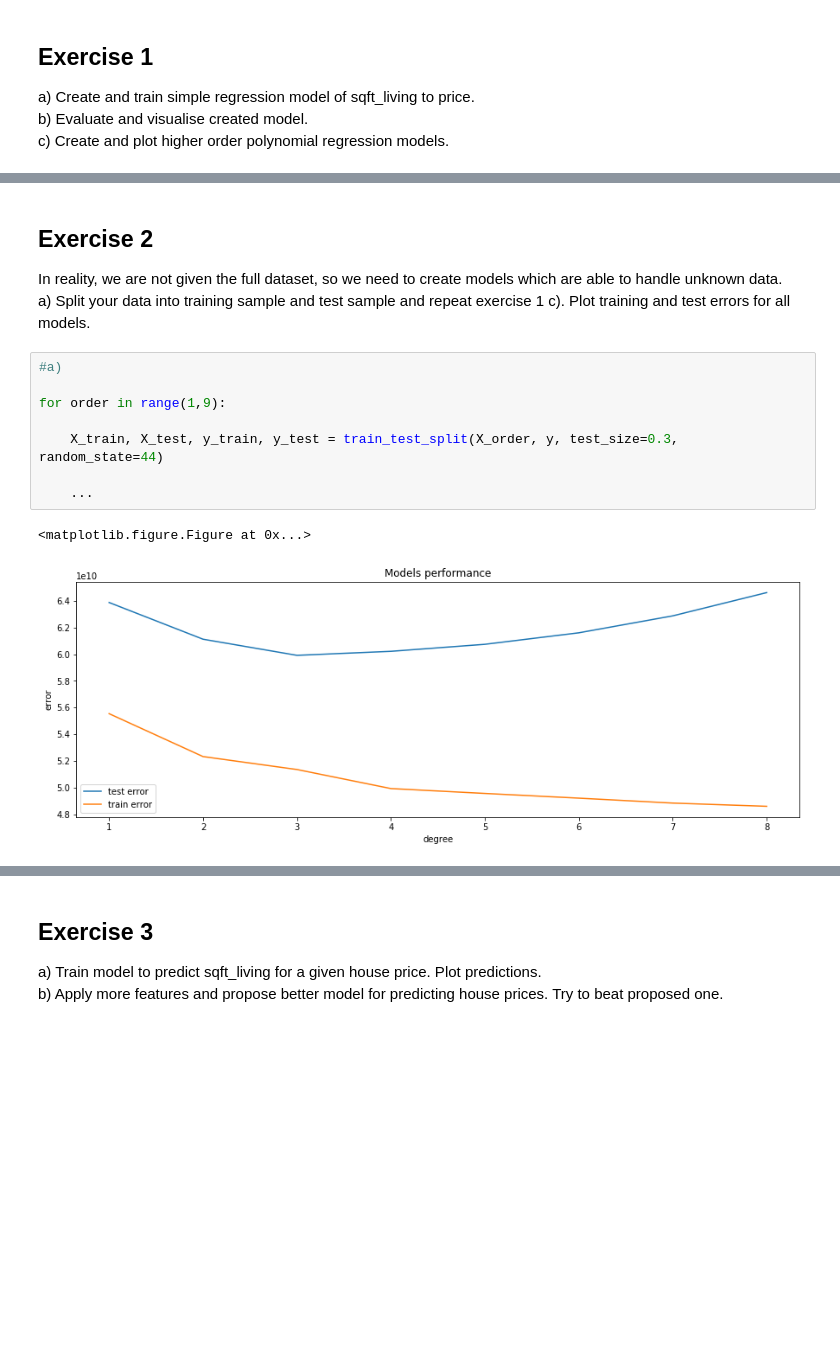
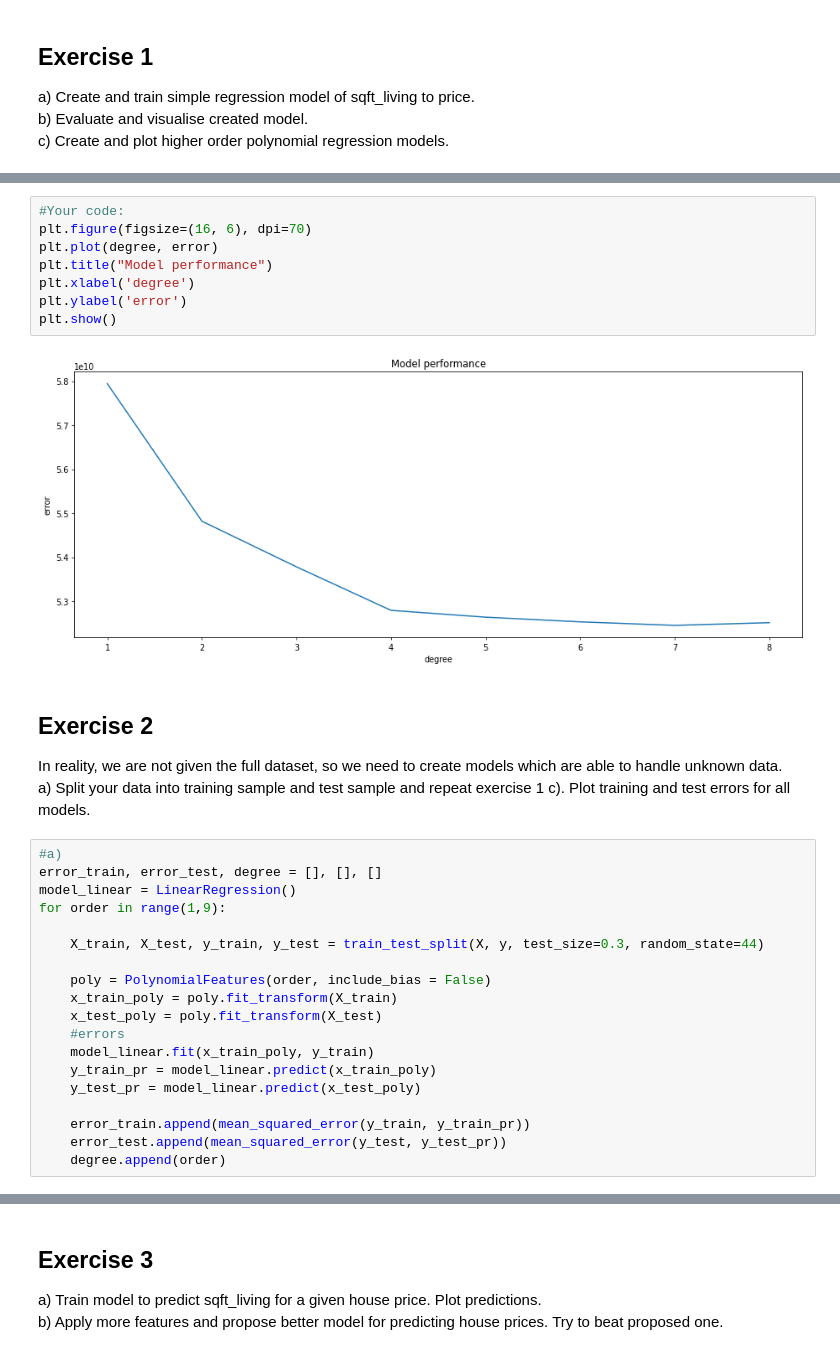
Before and after one commit to YehorSavchenko/Introduction-to-Data-Science, a Jupyter notebook: Cwiczenia2/Assignment_2_soltion_YehorSavchenko.ipynb, the cells around one changed output, grey strips where cells are left out. Cells and saved outputs as stored; diff of their text form; blank space fills up the shorter version.

```diff
--- a/Cwiczenia2/Assignment_2_soltion_YehorSavchenko.ipynb
+++ b/Cwiczenia2/Assignment_2_soltion_YehorSavchenko.ipynb
@@ -82,15 +95,33 @@ for order in range(1,9):
+# %%
+#Your code:
+plt.figure(figsize=(16, 6), dpi=70)
+plt.plot(degree, error)
+plt.title("Model performance")
+plt.xlabel('degree')
+plt.ylabel('error')
+plt.show()
+# %% [output]
+[figure, added]
 # %% [markdown]
 ## Exercise 2
 In reality, we are not given the full dataset, so we need to create models which are able to handle unknown data.
 a) Split your data into training sample and test sample and repeat exercise 1 c). Plot training and test errors for all models.
 # %%
 #a)
-
+error_train, error_test, degree = [], [], []
+model_linear = LinearRegression()
 for order in range(1,9):
 
-    X_train, X_test, y_train, y_test = train_test_split(X_order, y, test_size=0.3, random_state=44)
+    X_train, X_test, y_train, y_test = train_test_split(X, y, test_size=0.3, random_state=44)
 
-    ...
+    poly = PolynomialFeatures(order, include_bias = False)
+    x_train_poly = poly.fit_transform(X_train)
+    x_test_poly = poly.fit_transform(X_test)
+    #errors
+    model_linear.fit(x_train_poly, y_train)
+    y_train_pr = model_linear.predict(x_train_poly)
+    y_test_pr = model_linear.predict(x_test_poly)
+
+    error_train.append(mean_squared_error(y_train, y_train_pr))
+    error_test.append(mean_squared_error(y_test, y_test_pr))
+    degree.append(order)
-# %% [output]
-<matplotlib.figure.Figure at 0x...>
-[figure, removed]
```
Also changed, not shown: parts of 9 cells of this notebook.
